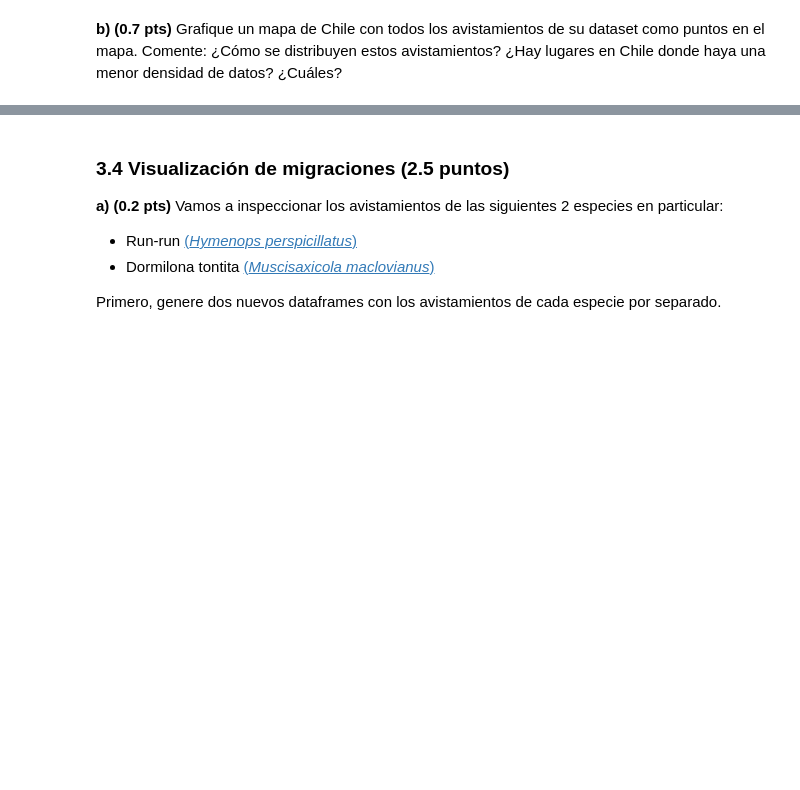
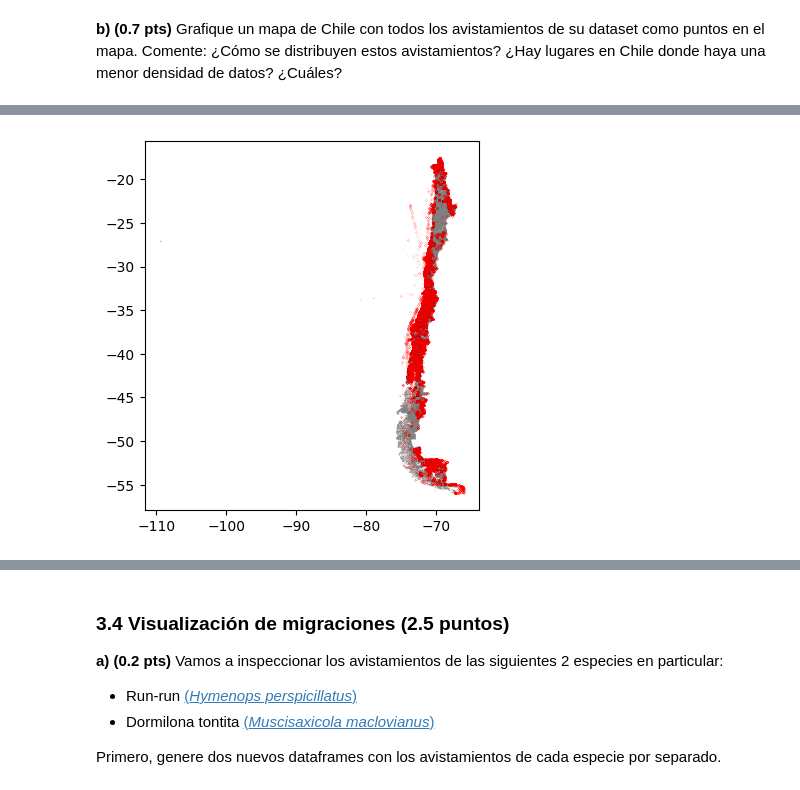
Before and after one commit to LmChicao/IMT2200-Lucas-Chicao, a Jupyter notebook: Tareas/Tarea 2/IMT2200-25s2 - Tarea 02.ipynb, the cells around one changed output, grey strips where cells are left out. Saved outputs shown, nothing was run; the diff lists cells and outputs as text; code cells hidden in the pictures; blank space fills up the shorter version.

```diff
--- a/Tareas/Tarea 2/IMT2200-25s2 - Tarea 02.ipynb
+++ b/Tareas/Tarea 2/IMT2200-25s2 - Tarea 02.ipynb
@@ -561,0 +605,20 @@ plt.show()
+# %%
+
+lon_min = -75
+lon_max = -66
+lat_min = -56
+lat_max = -17
+
+geo_df_filtrado = geo_df_copia_hermosa.copy()
+
+geo_df_filtrado = geo_df_filtrado[(geo_df_filtrado["lng"] >= lon_min) & (geo_df_filtrado["lng"] <= lon_max)]
+geo_df_filtrado = geo_df_filtrado[(geo_df_filtrado["lat"] >= lat_min) & (geo_df_filtrado["lat"] <= lat_max)]
+
+wea = plt.subplots()
+axes = wea[1]
+
+regional.plot(ax=axes, color="grey")
+geo_df_filtrado.plot(ax=axes,color="red", markersize=0.001)
+plt.show()
+# %% [output]
+[figure, added]
```
Also changed, not shown: parts of 10 cells of this notebook, 1 other file.
